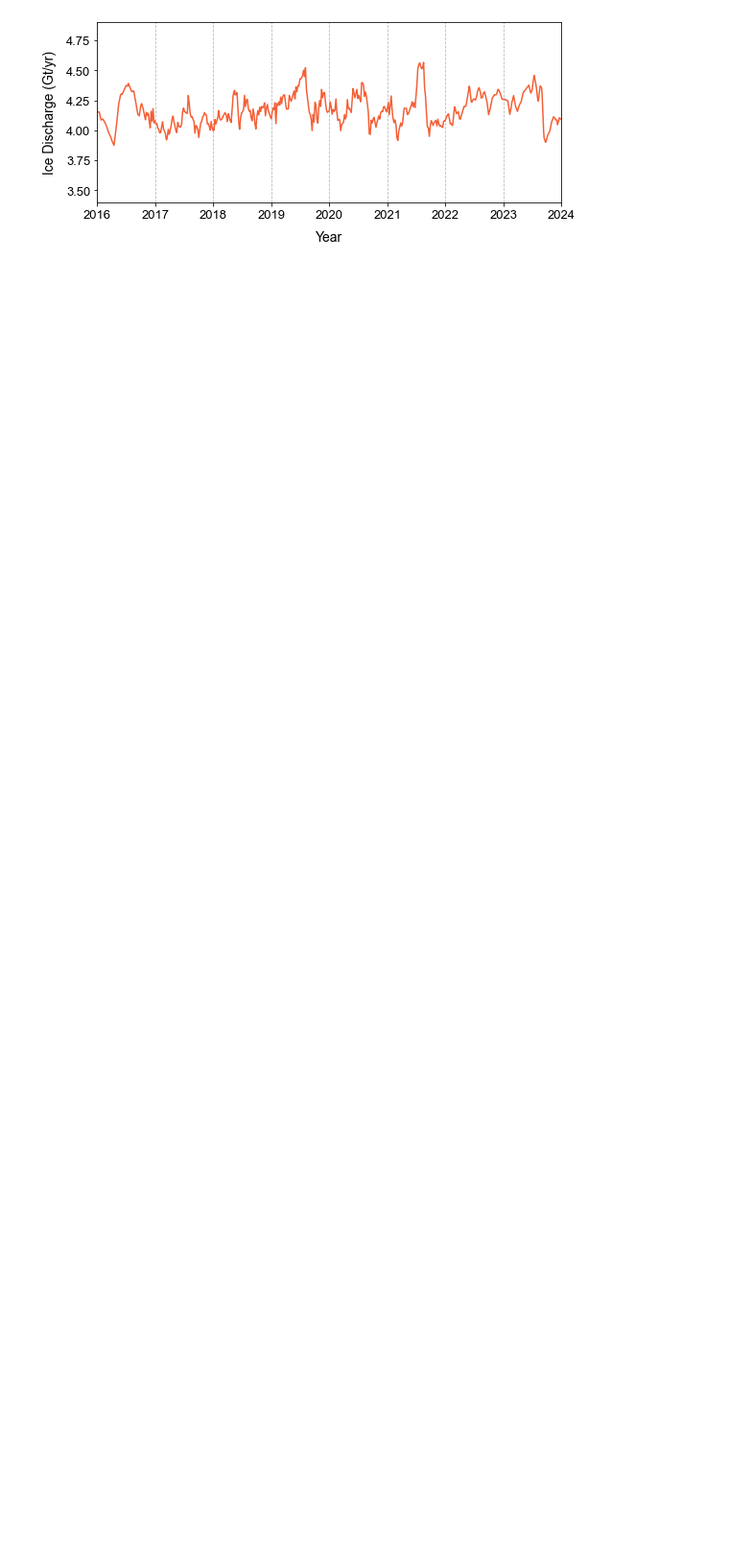
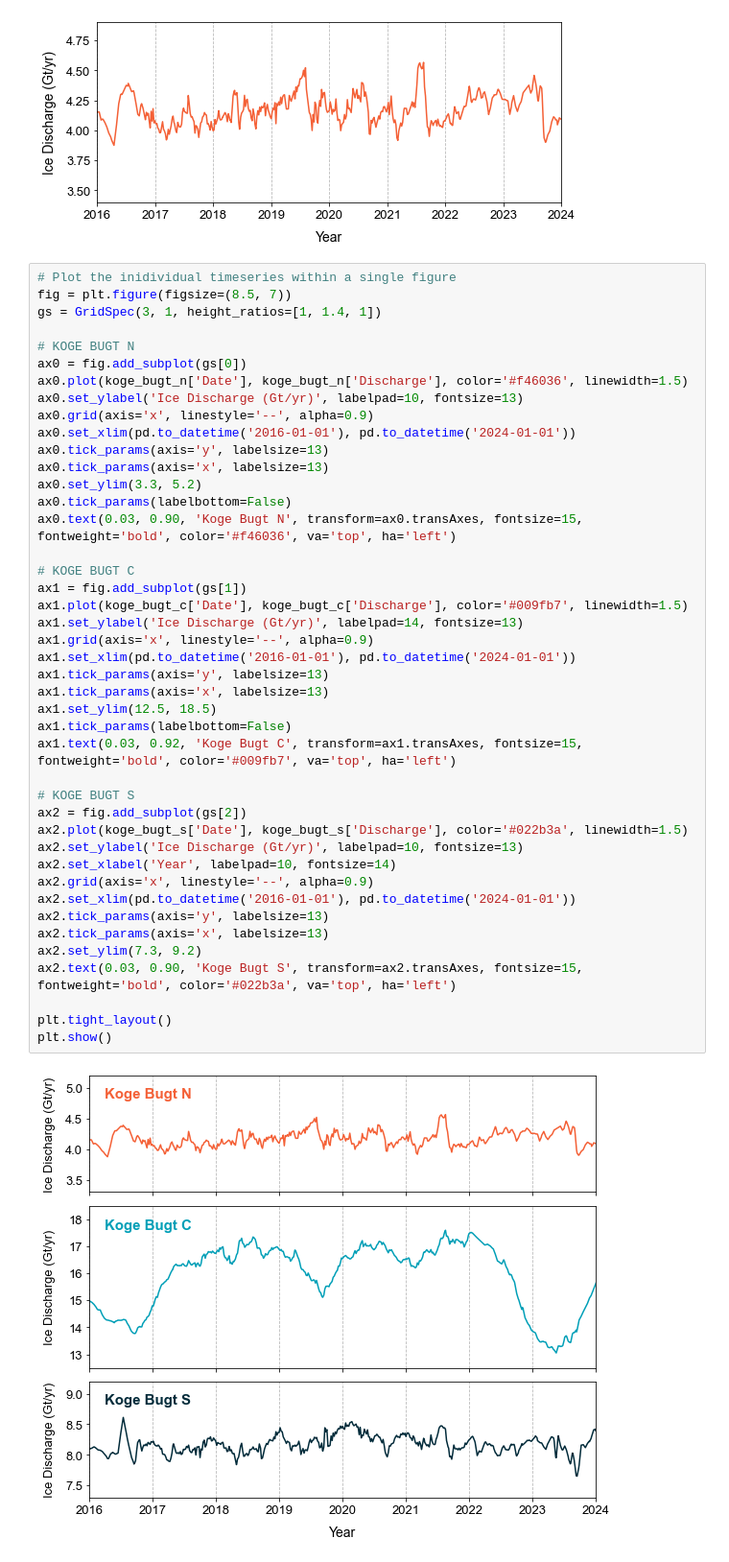
Before and after one commit to hannahpicton/koge_bugt_dynamics, a Jupyter notebook: code/ice_discharge.ipynb, the cells around one changed output. Shown at 96% size. Drawn from its saved outputs; the diff is of its cells as text; blank space fills up the shorter version.

Commit message:
plotted ice discharge (2016-2024) for Koge Bugt N, S and C.

```diff
--- a/code/ice_discharge.ipynb
+++ b/code/ice_discharge.ipynb
@@ -61,3 +68,48 @@ plt.tight_layout()
 plt.show()
 # %% [output]
 [figure]
+# %%
+# Plot the inidividual timeseries within a single figure
+fig = plt.figure(figsize=(8.5, 7))
+gs = GridSpec(3, 1, height_ratios=[1, 1.4, 1])
+
+# KOGE BUGT N
+ax0 = fig.add_subplot(gs[0])
+ax0.plot(koge_bugt_n['Date'], koge_bugt_n['Discharge'], color='#f46036', linewidth=1.5)
+ax0.set_ylabel('Ice Discharge (Gt/yr)', labelpad=10, fontsize=13)
+ax0.grid(axis='x', linestyle='--', alpha=0.9)
+ax0.set_xlim(pd.to_datetime('2016-01-01'), pd.to_datetime('2024-01-01'))
+ax0.tick_params(axis='y', labelsize=13)
+ax0.tick_params(axis='x', labelsize=13)
+ax0.set_ylim(3.3, 5.2)
+ax0.tick_params(labelbottom=False)
+ax0.text(0.03, 0.90, 'Koge Bugt N', transform=ax0.transAxes, fontsize=15, fontweight='bold', color='#f46036', va='top', ha='left')
+
+# KOGE BUGT C
+ax1 = fig.add_subplot(gs[1])
+ax1.plot(koge_bugt_c['Date'], koge_bugt_c['Discharge'], color='#009fb7', linewidth=1.5)
+ax1.set_ylabel('Ice Discharge (Gt/yr)', labelpad=14, fontsize=13)
+ax1.grid(axis='x', linestyle='--', alpha=0.9)
+ax1.set_xlim(pd.to_datetime('2016-01-01'), pd.to_datetime('2024-01-01'))
+ax1.tick_params(axis='y', labelsize=13)
+ax1.tick_params(axis='x', labelsize=13)
+ax1.set_ylim(12.5, 18.5)
+ax1.tick_params(labelbottom=False)
+ax1.text(0.03, 0.92, 'Koge Bugt C', transform=ax1.transAxes, fontsize=15, fontweight='bold', color='#009fb7', va='top', ha='left')
+
+# KOGE BUGT S
+ax2 = fig.add_subplot(gs[2])
+ax2.plot(koge_bugt_s['Date'], koge_bugt_s['Discharge'], color='#022b3a', linewidth=1.5)
+ax2.set_ylabel('Ice Discharge (Gt/yr)', labelpad=10, fontsize=13)
+ax2.set_xlabel('Year', labelpad=10, fontsize=14)
+ax2.grid(axis='x', linestyle='--', alpha=0.9)
+ax2.set_xlim(pd.to_datetime('2016-01-01'), pd.to_datetime('2024-01-01'))
+ax2.tick_params(axis='y', labelsize=13)
+ax2.tick_params(axis='x', labelsize=13)
+ax2.set_ylim(7.3, 9.2)
+ax2.text(0.03, 0.90, 'Koge Bugt S', transform=ax2.transAxes, fontsize=15, fontweight='bold', color='#022b3a', va='top', ha='left')
+
+plt.tight_layout()
+plt.show()
+# %% [output]
+[figure, added]
```
Also changed, not shown: parts of 4 cells of this notebook.
